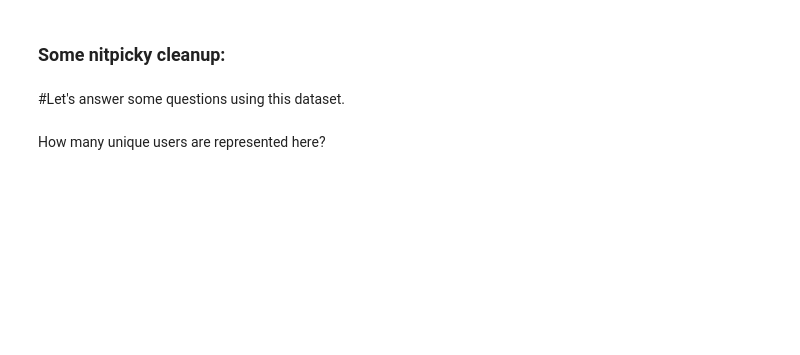
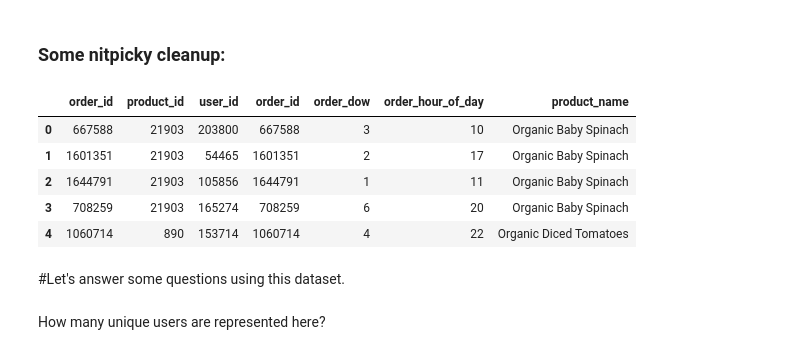
Before and after one commit to Vasanta2002/Sprint_1_git, a Jupyter notebook: module3-join-and-reshape-data/DS_113_Join_and_Reshape_Data.ipynb, the cells around one changed output. Cells and saved outputs as stored; diff of their text form; code cells hidden in the pictures; blank space fills up the shorter version.

```diff
--- a/module3-join-and-reshape-data/DS_113_Join_and_Reshape_Data.ipynb
+++ b/module3-join-and-reshape-data/DS_113_Join_and_Reshape_Data.ipynb
@@ -219,5 +263,15 @@ Okay, we're looking pretty good, we're missing one more column `product_name` so
 # %% [markdown]
 ### Some nitpicky cleanup:
+# %%
+final = final_[['order_id', 'product_id', 'user_id', 'order_id', 'order_dow', 'order_hour_of_day', 'product_name']].copy()
+final.head()
+# %% [output]
+|  | order_id | product_id | user_id | order_id | order_dow | order_hour_of_day | product_name |
+| 0 | 667588 | 21903 | 203800 | 667588 | 3 | 10 | Organic Baby Spinach |
+| 1 | 1601351 | 21903 | 54465 | 1601351 | 2 | 17 | Organic Baby Spinach |
+| 2 | 1644791 | 21903 | 105856 | 1644791 | 1 | 11 | Organic Baby Spinach |
+| 3 | 708259 | 21903 | 165274 | 708259 | 6 | 20 | Organic Baby Spinach |
+| 4 | 1060714 | 890 | 153714 | 1060714 | 4 | 22 | Organic Diced Tomatoes |
 # %% [markdown]
 #Let's answer some questions using this dataset.
 # %% [markdown]
```
Also changed, not shown: parts of 17 cells of this notebook.
